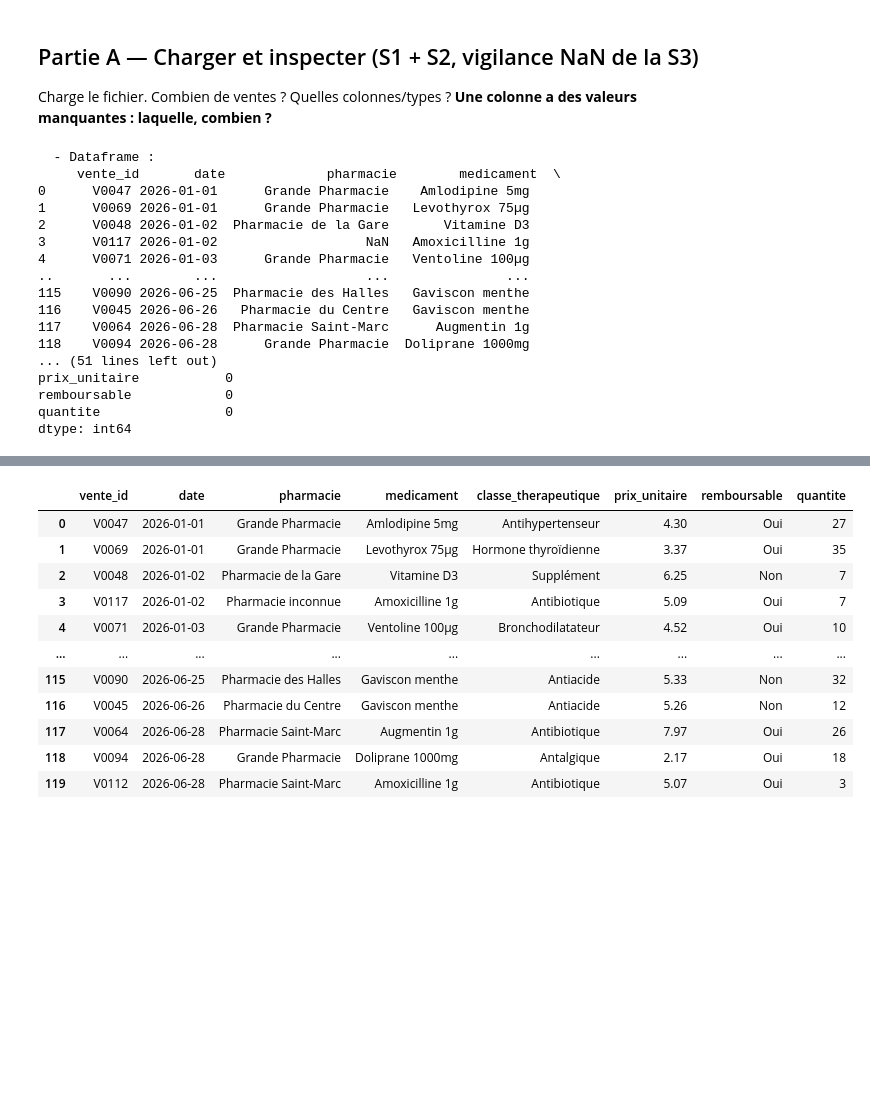
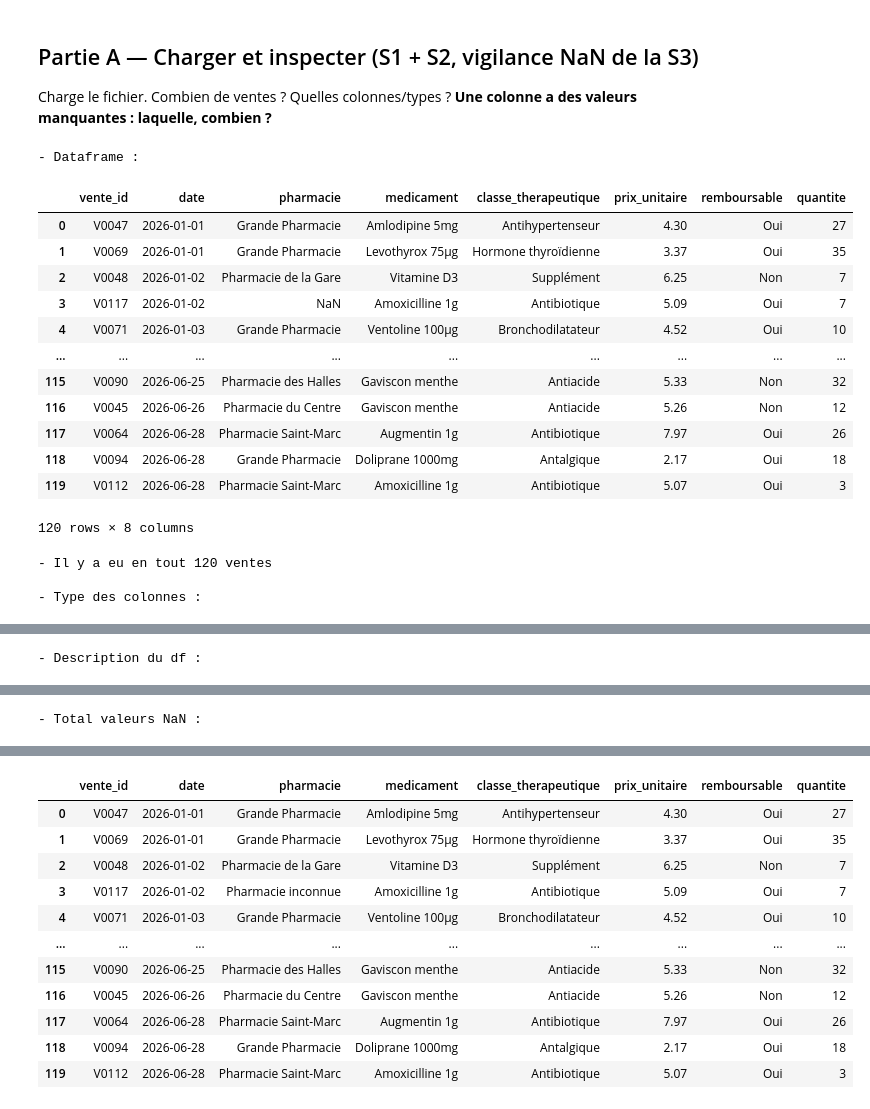
Before and after one commit to RobaloVictor-DataEngineer/Claude-workspace, a Jupyter notebook: Projets/01 Parcours Data Engineer/exercices/python/livrable/mini_projet_s1_s3.ipynb, the cells around one changed output, grey strips where cells are left out. Drawn from its saved outputs; the diff is of its cells as text; code cells hidden in the pictures; blank space fills up the shorter version.

```diff
--- a/Projets/01 Parcours Data Engineer/exercices/python/livrable/mini_projet_s1_s3.ipynb
+++ b/Projets/01 Parcours Data Engineer/exercices/python/livrable/mini_projet_s1_s3.ipynb
@@ -18,41 +18,59 @@ et termine par une **synthèse écrite**.
 ## Partie A — Charger et inspecter (S1 + S2, vigilance NaN de la S3)
 Charge le fichier. Combien de ventes ? Quelles colonnes/types ? **Une colonne a des valeurs manquantes : laquelle, combien ?**
 # %%
-# ton code
 import pandas as pd
 
 df = pd.read_csv("data/ventes_pharmacies.csv")
-
-
-
 df["date"] = pd.to_datetime(df["date"])
 distinct_sells = df["vente_id"].nunique()
 
-print("  - Dataframe : \n",df, "\n\n")
-print("  - Il y a eu en tout ", distinct_sells, " ventes\n\n")
-print("  - Type des colonnes : \n",df.dtypes, "\n\n")
-print("  - Description du df : \n",df.describe(), "\n\n")
-print("  - Total valeurs NaN : \n",df.isna().sum())
+## --- Code sans Markdown mais avec des df plus lisibles
+print("- Dataframe :")
+display(df)  # S'affichera sous forme de joli tableau HTML
 
-# On peut voir ci-dessous que toutes les colonnes sont en str sauf prix_unitaire et quantite,
-# j'ai convertis les valeurs en datetime pour m'entrainner.
-# J'ai aussi vu qu'il y avait 120 lignes avec un id différentes
-# Il y a aussi 8 valeurs NaN dans pharmacie que je vais remplacer par "Pharmacie inconnue"
+print(f"\n- Il y a eu en tout {distinct_sells} ventes\n")
+
+print("- Type des colonnes :")
+display(df.dtypes.to_frame(name="Type"))  # .to_frame() force un joli tableau pour les fonctions / calculs qui affichent un résultat
+                                          # "sans colonnes" ici la colonne des dtypes ou celle plus bas qui calculent les NaN dans les colonnes
+                                          # Renvoient une colonne vide de nom alors qu'avec to_frame ça s'ajoute au df
+
+print("\n- Description du df :")
+display(df.describe())
+
+print("\n- Total valeurs NaN :")
+display(df.isna().sum().to_frame(name="Nb NaN"))
+
+# -- Code avec Markdown --
+
+# import pandas as pd
+# from IPython.display import display, Markdown
+
+# # Ton code de traitement reste le même...
+
+# # Affichage avec des vrais titres en gras
+# display(Markdown("### 📊 Extrait du Dataframe :"))
+# display(df.head()) # .head() pour éviter d'afficher 120 lignes d'un coup
+
+# display(Markdown(f"**💡 Nombre de ventes distinctes :** {distinct_sells}"))
+
+# display(Markdown("### 🔍 Analyse des colonnes et des NaN :"))
+# display(df.isna().sum().to_frame(name="Total NaN"))
 # %% [output]
-  - Dataframe :
-     vente_id       date             pharmacie        medicament  \
-0      V0047 2026-01-01      Grande Pharmacie    Amlodipine 5mg
-1      V0069 2026-01-01      Grande Pharmacie   Levothyrox 75µg
-2      V0048 2026-01-02  Pharmacie de la Gare       Vitamine D3
-3      V0117 2026-01-02                   NaN   Amoxicilline 1g
-4      V0071 2026-01-03      Grande Pharmacie   Ventoline 100µg
-..       ...        ...                   ...               ...
-115    V0090 2026-06-25  Pharmacie des Halles   Gaviscon menthe
-116    V0045 2026-06-26   Pharmacie du Centre   Gaviscon menthe
-117    V0064 2026-06-28  Pharmacie Saint-Marc      Augmentin 1g
-118    V0094 2026-06-28      Grande Pharmacie  Doliprane 1000mg
-... (51 lines left out)
-prix_unitaire           0
-remboursable            0
-quantite                0
-dtype: int64
+- Dataframe :
+|  | vente_id | date | pharmacie | medicament | classe_therapeutique | prix_unitaire | remboursable | quantite |
+| 0 | V0047 | 2026-01-01 | Grande Pharmacie | Amlodipine 5mg | Antihypertenseur | 4.30 | Oui | 27 |
+| 1 | V0069 | 2026-01-01 | Grande Pharmacie | Levothyrox 75µg | Hormone thyroïdienne | 3.37 | Oui | 35 |
+| 2 | V0048 | 2026-01-02 | Pharmacie de la Gare | Vitamine D3 | Supplément | 6.25 | Non | 7 |
+| 3 | V0117 | 2026-01-02 | NaN | Amoxicilline 1g | Antibiotique | 5.09 | Oui | 7 |
+| 4 | V0071 | 2026-01-03 | Grande Pharmacie | Ventoline 100µg | Bronchodilatateur | 4.52 | Oui | 10 |
+| ... | ... | ... | ... | ... | ... | ... | ... | ... |
+| 115 | V0090 | 2026-06-25 | Pharmacie des Halles | Gaviscon menthe | Antiacide | 5.33 | Non | 32 |
+| 116 | V0045 | 2026-06-26 | Pharmacie du Centre | Gaviscon menthe | Antiacide | 5.26 | Non | 12 |
+| 117 | V0064 | 2026-06-28 | Pharmacie Saint-Marc | Augmentin 1g | Antibiotique | 7.97 | Oui | 26 |
+| 118 | V0094 | 2026-06-28 | Grande Pharmacie | Doliprane 1000mg | Antalgique | 2.17 | Oui | 18 |
+| 119 | V0112 | 2026-06-28 | Pharmacie Saint-Marc | Amoxicilline 1g | Antibiotique | 5.07 | Oui | 3 |
+120 rows × 8 columns
+- Il y a eu en tout 120 ventes
+
+- Type des colonnes :
@@ -58,0 +86 @@ dtype: int64
+- Description du df :
@@ -58,0 +96 @@ dtype: int64
+- Total valeurs NaN :
```
Also changed, not shown: parts of 3 cells of this notebook, 22 other files.
